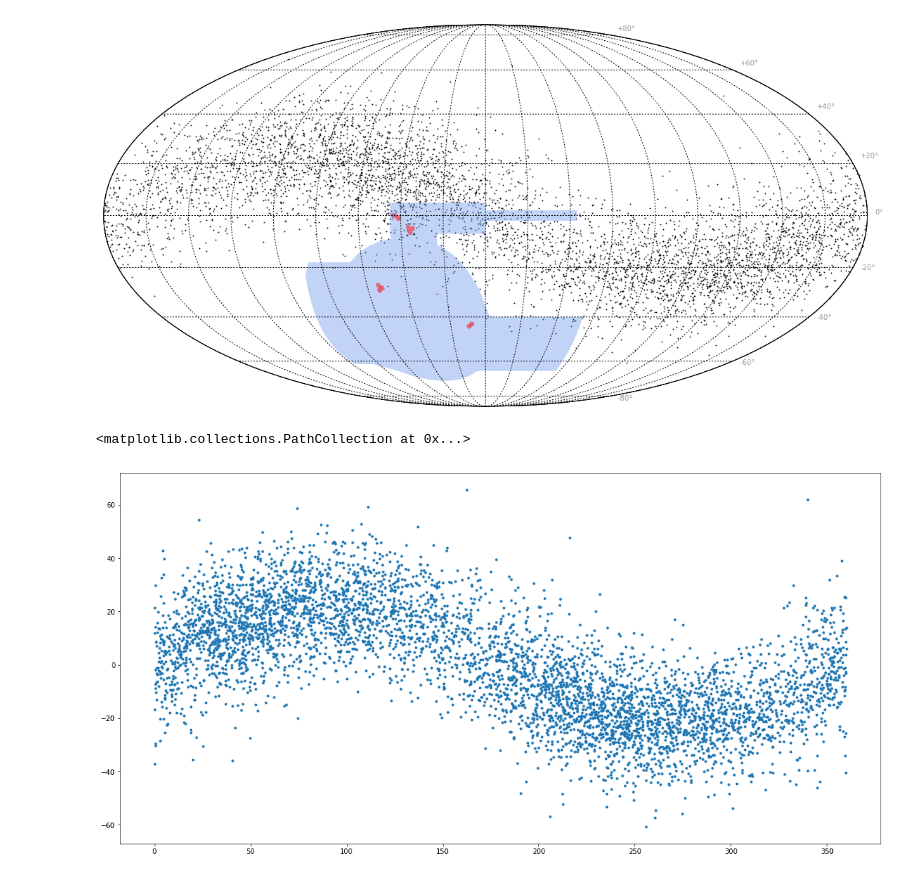
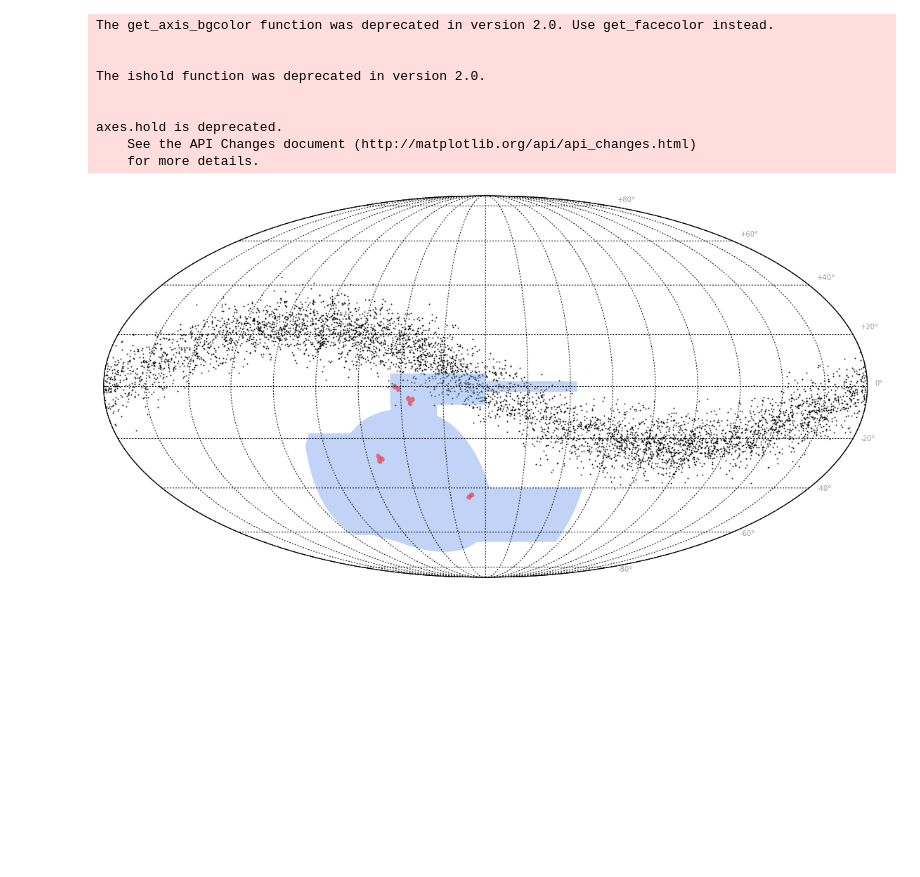
Before and after one commit to sevenlin123/fake_tno, a Jupyter notebook: plutino.ipynb, the cells around one changed output. Cells and saved outputs as stored; diff of their text form; code cells hidden in the pictures; blank space fills up the shorter version.

Commit message:
Add trojan and twotino modes

```diff
--- a/plutino.ipynb
+++ b/plutino.ipynb
@@ -297,5 +180,5 @@ plt.scatter(p.X,p.Z, marker = '.')
 # %%
-def buildmap(ecliptic_plots=True):
+def buildmap(obj_ra, obj_dec, ecliptic_plots=True):
     lon, lat = define_footprint(ecliptic_plots=ecliptic_plots)
 #    lon2, lat2 = define_footprint(polydef='poly_bliss_p9.txt', ecliptic_plots=ecliptic_plots)
     m = Basemap(lon_0=0, projection='moll', celestial=True)
@@ -316,10 +199,10 @@ def buildmap(ecliptic_plots=True):
         else:
             ra = f.a_ra if f.a_ra<ephem.degrees('180') else f.a_ra-2*np.pi
             m.tissot(ra*180/np.pi, f.a_dec*180/np.pi, 1.05, 100, facecolor='r', alpha=0.5)
-    ra = p.ra*180/np.pi
-    dec = p.dec*180/np.pi
-    for i in range(len(ra)):
-        m.scatter(ra[i],dec[i],3,marker='.',color='k', latlon=True)
+    obj_ra = obj_ra*180/np.pi
+    obj_dec = obj_dec*180/np.pi
+    for i in range(len(obj_ra)):
+        m.scatter(obj_ra[i], obj_dec[i],3,marker='.',color='k', latlon=True)
     m.drawmapboundary()
     parallels = np.arange(-180.,181,20.)
     m.drawparallels(parallels,labels=[False,True,True,False], alpha=0.4)
@@ -328,0 +329,2 @@ def buildmap(ecliptic_plots=True):
+# %%
+two = twotino(size = 5000, mjd=57023, e_c = 0.4, amp_c = 3, amp_max = 5, amp_min = 0)
@@ -329,12 +367,15 @@ def buildmap(ecliptic_plots=True):
 # %%
 plt.figure(figsize=(20,10))
-m = buildmap(ecliptic_plots=False)
+m = buildmap(two.ra, two.dec, ecliptic_plots=False)
 # %% [output]
+The get_axis_bgcolor function was deprecated in version 2.0. Use get_facecolor instead.
+
+
+The ishold function was deprecated in version 2.0.
+
+
+axes.hold is deprecated.
+    See the API Changes document (http://matplotlib.org/api/api_changes.html)
+    for more details.
-[figure, old version]
+[figure, new version]
-# %%
-plt.figure(figsize=(20,10))
-plt.scatter(p.ra*180/np.pi,p.dec*180/np.pi, marker = '.')
-# %% [output]
-<matplotlib.collections.PathCollection at 0x...>
-[figure, removed]
 # %%
```
Also changed, not shown: parts of 32 cells of this notebook, 2 other files.
